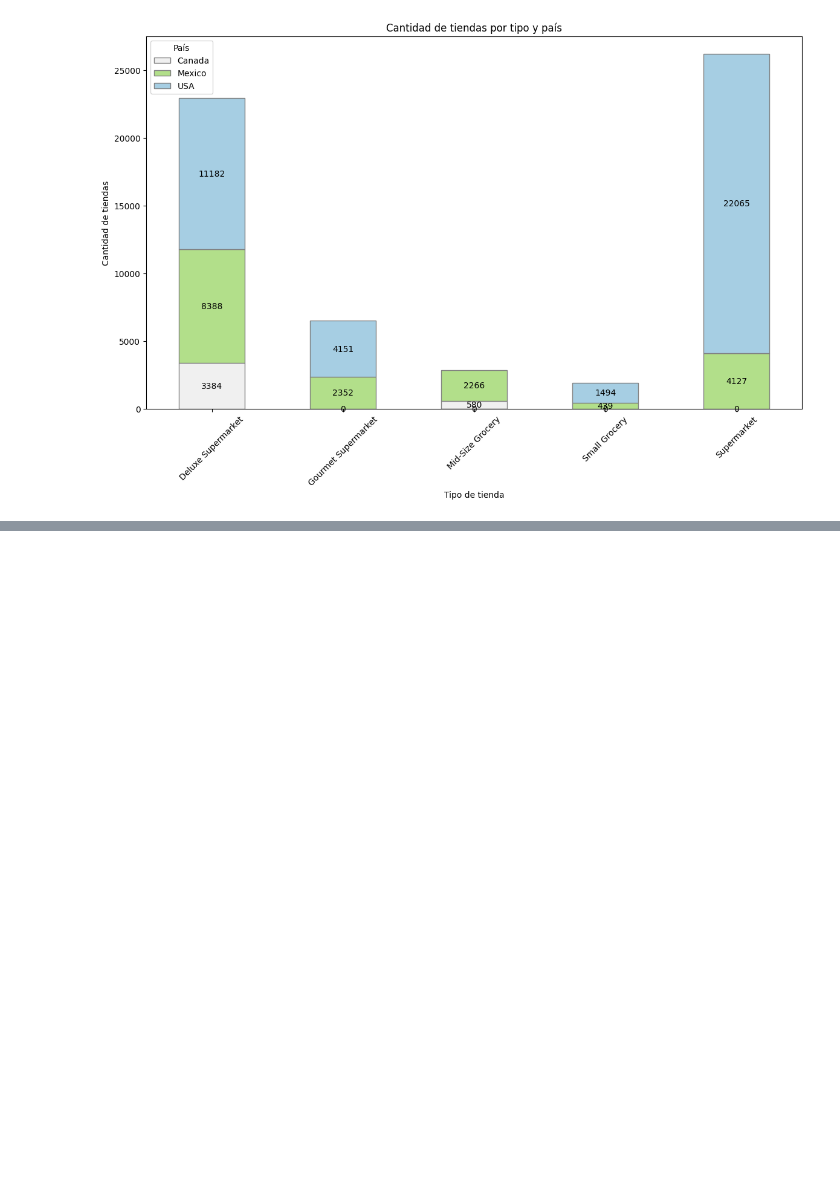
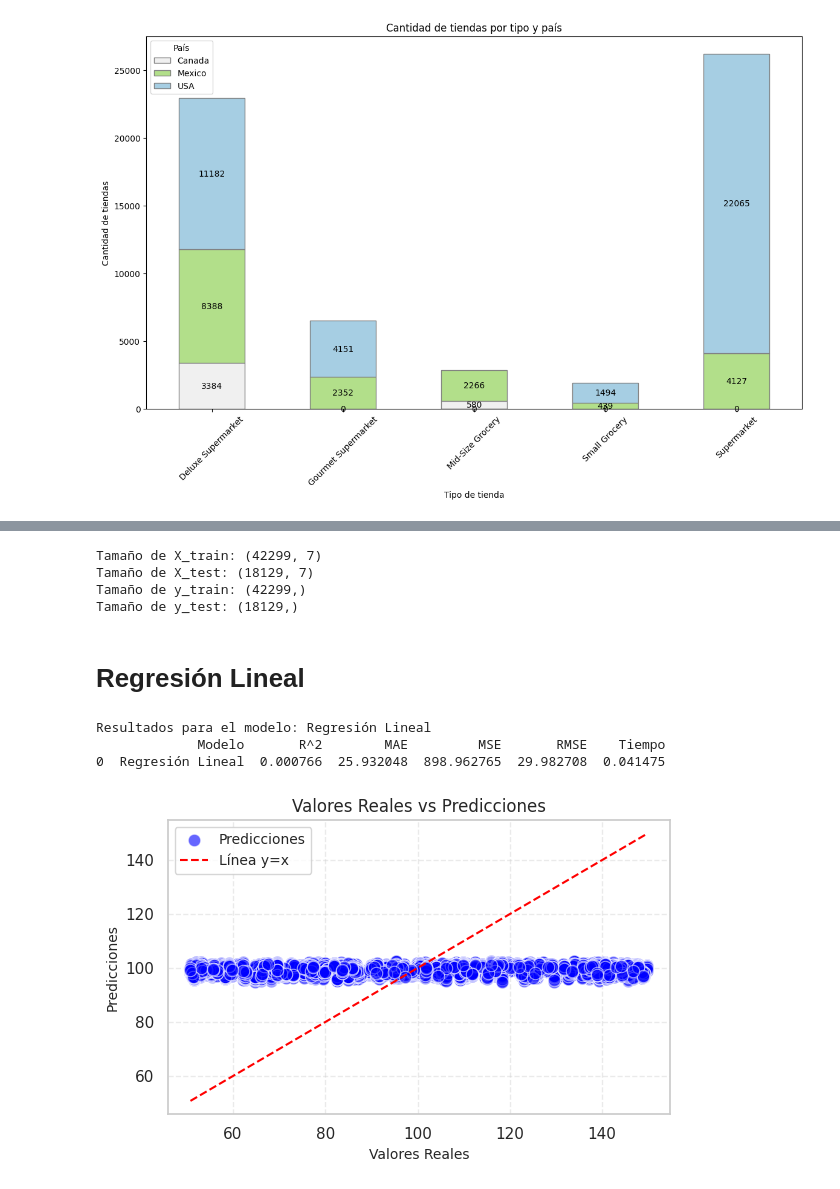
Before and after one commit to FedeSalvemini/ARCHIVOS-DA, a Jupyter notebook: Dataset_Salvemini.ipynb, the cells around one changed output, grey strips where cells are left out. Cells and saved outputs as stored; diff of their text form; code cells hidden in the pictures; blank space fills up the shorter version.

```diff
--- a/Dataset_Salvemini.ipynb
+++ b/Dataset_Salvemini.ipynb
@@ -439,0 +530,26 @@ Si bien es correcto decir que USA es el pais con mas tiendas dentro de la muestr
+# %%
+semilla=10
+# %%
+# X será todo menos la columna 'Status' (la target)
+X = df[['store_sales(in millions)', 'store_cost(in millions)', 'unit_sales(in millions)', 'total_children', 'SRP', 'units_per_case', 'store_sqft']]
+
+# y será la columna 'Status' (la target)
+y = df['cost']
+
+# Realizamos el split 70/30
+X_train, X_test, y_train, y_test = train_test_split(X, y, test_size=0.3, random_state=semilla)
+
+# Verificamos el tamaño de los datos
+print(f"Tamaño de X_train: {X_train.shape}")
+print(f"Tamaño de X_test: {X_test.shape}")
+print(f"Tamaño de y_train: {y_train.shape}")
+print(f"Tamaño de y_test: {y_test.shape}")
+# %% [output]
+Tamaño de X_train: (42299, 7)
+Tamaño de X_test: (18129, 7)
+Tamaño de y_train: (42299,)
+Tamaño de y_test: (18129,)
+# %%
+# Creo DF para ir guardando los resultados
+column_names = ["Modelo", "R^2", "MAE", "MSE", "RMSE", "Tiempo"]
+resultados_df = pd.DataFrame(columns=column_names)
@@ -439,0 +613,39 @@ Si bien es correcto decir que USA es el pais con mas tiendas dentro de la muestr
+# %%
+# Función para entrenar el modelo, guardar métricas y mostrar matriz de confusión
+def entrenar_modelo(modelo, nombre_modelo, X_train, y_train, X_test, y_test, tf=False):
+
+    # Entrenamos el modelo y medimos el tiempo de ejecución
+    start = time.time()
+    if tf:
+        modelo.fit(X_train, y_train)
+    else:
+        modelo = modelo.fit(X_train, y_train)
+    end = time.time()
+    tiempo_ejecucion = end - start
+
+    # Predecimos
+    y_pred = modelo.predict(X_test) if not tf else np.where(modelo.predict(X_test) > 0.5, 1, 0)
+
+    # Guardamos los resultados en el DataFrame
+    resultados = guardo_resultados(nombre_modelo, y_test, y_pred, tiempo_ejecucion)
+
+    global resultados_df
+    resultados_df = pd.concat([resultados_df, resultados], ignore_index=True)
+
+    # Mostramos los resultados de este modelo
+    print("Resultados para el modelo:", nombre_modelo)
+    print(resultados, "\n")
+
+    # Gráfico para evaluar las predicciones
+    plot_predictions_vs_actuals(y_test, y_pred)
+# %% [markdown]
+# **Regresión Lineal**
+# %%
+modelo = LinearRegression()
+# %%
+entrenar_modelo(modelo, 'Regresión Lineal', X_train, y_train, X_test, y_test)
+# %% [output]
+Resultados para el modelo: Regresión Lineal
+             Modelo       R^2        MAE         MSE       RMSE    Tiempo
+0  Regresión Lineal  0.000766  25.932048  898.962765  29.982708  0.041475
+[figure, added]
```
Also changed, not shown: parts of 36 cells of this notebook.
